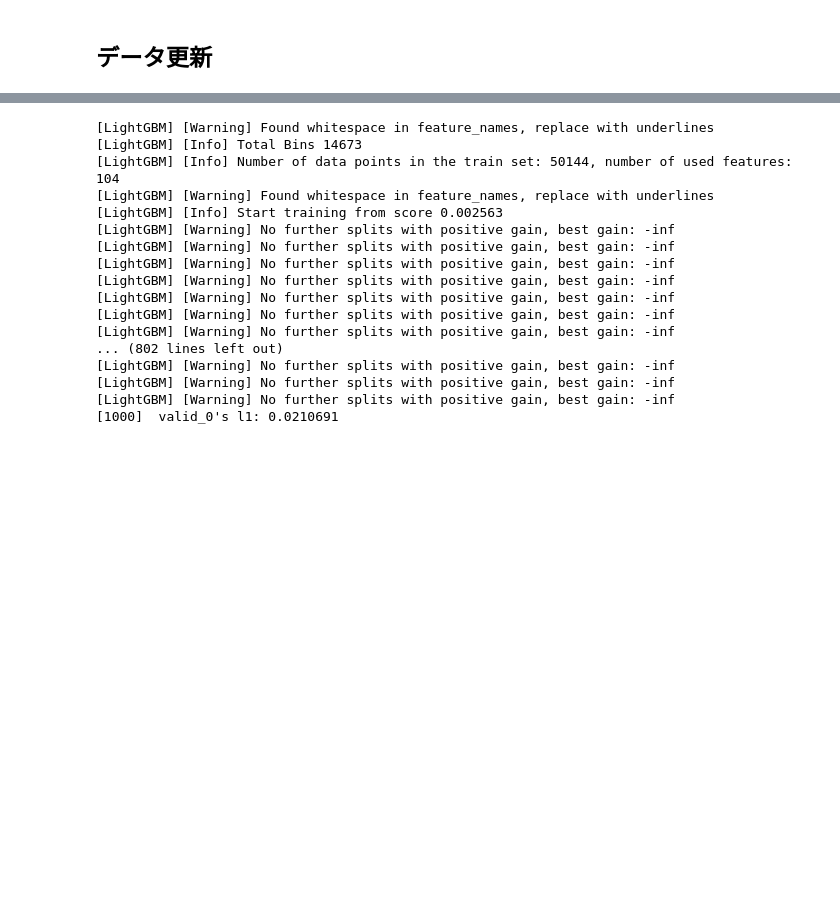
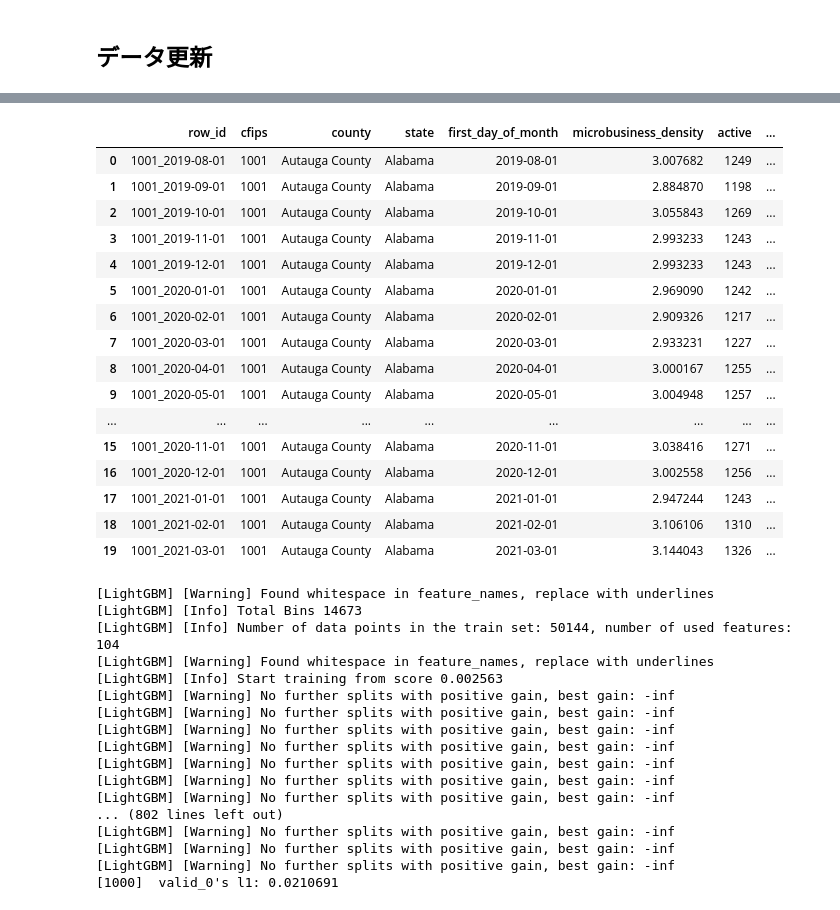
Before and after one commit to Occccn/kaggle-GoDaddy, a Jupyter notebook: notebook/feature_engineering.ipynb, the cells around one changed output, grey strips where cells are left out. Saved outputs shown, nothing was run; the diff lists cells and outputs as text; code cells hidden in the pictures; blank space fills up the shorter version.

Commit message:
add lgb-sub-pred-func

```diff
--- a/notebook/feature_engineering.ipynb
+++ b/notebook/feature_engineering.ipynb
@@ -114,6 +115,8 @@ Try using .loc[row_indexer,col_indexer] = value instead
 
 See the caveats in the documentation: https://pandas.pydata.org/pandas-docs/stable/user_guide/indexing.html#returning-a-view-versus-a-copy
   mart['shift_target'] = mart['shift_target'].fillna(0)
+# %%
+train.loc[train['row_id'].isin(mart_val['row_id']),'microbusiness_density'] = preds
 # %%
 mart_train = mart[mart['first_day_of_month'] <= pd.to_datetime('2022/6/1')]
 mart_val = mart[mart['first_day_of_month'] == pd.to_datetime('2022/7/1')]
@@ -138,8 +141,8 @@ mart_train
 mart_train = mart_train[~mart_train['cfips'].isin([48301])]
 mart_val = mart_val[~mart_val['cfips'].isin([48301])]
 
-dtrain = lgb.Dataset(mart_train.drop(columns = ['cfips','first_day_of_month','target','shift_target','microbusiness_density']), mart_train['target'])
-dvalid = lgb.Dataset(mart_val.drop(columns = ['cfips','first_day_of_month','target','shift_target','microbusiness_density']), mart_val['target'])
+dtrain = lgb.Dataset(mart_train.drop(columns = ['cfips','first_day_of_month','target','shift_target','microbusiness_density','row_id']), mart_train['target'])
+dvalid = lgb.Dataset(mart_val.drop(columns = ['cfips','first_day_of_month','target','shift_target','microbusiness_density','row_id']), mart_val['target'])
 param = {
     'objective': 'regression',
     'metric': 'mae',
@@ -159,7 +162,7 @@ param = {
 }
 
 gbm = lgb.train(param, dtrain, valid_sets=[dvalid],callbacks=[lgb.log_evaluation(100)])
-preds = gbm.predict(mart_val.drop(columns = ['cfips','first_day_of_month','target','shift_target','microbusiness_density']))
+preds = gbm.predict(mart_val.drop(columns = ['cfips','first_day_of_month','target','shift_target','microbusiness_density','row_id']))
 # %% [output]
 [LightGBM] [Warning] Found whitespace in feature_names, replace with underlines
 [LightGBM] [Info] Total Bins 14673
@@ -182,0 +207,2 @@ preds = gbm.predict(mart_val.drop(columns = ['cfips','first_day_of_month','targe
+# %%
+train.loc[mart_val.index,'microbusiness_density'] = preds
@@ -183,3 +223,23 @@ preds = gbm.predict(mart_val.drop(columns = ['cfips','first_day_of_month','targe
+# %%
+train.iloc[:20]
+# %% [output]
+|  | row_id | cfips | county | state | first_day_of_month | microbusiness_density | active | ... |
+| 0 | 1001_2019-08-01 | 1001 | Autauga County | Alabama | 2019-08-01 | 3.007682 | 1249 | ... |
+| 1 | 1001_2019-09-01 | 1001 | Autauga County | Alabama | 2019-09-01 | 2.884870 | 1198 | ... |
+| 2 | 1001_2019-10-01 | 1001 | Autauga County | Alabama | 2019-10-01 | 3.055843 | 1269 | ... |
+| 3 | 1001_2019-11-01 | 1001 | Autauga County | Alabama | 2019-11-01 | 2.993233 | 1243 | ... |
+| 4 | 1001_2019-12-01 | 1001 | Autauga County | Alabama | 2019-12-01 | 2.993233 | 1243 | ... |
+| 5 | 1001_2020-01-01 | 1001 | Autauga County | Alabama | 2020-01-01 | 2.969090 | 1242 | ... |
+| 6 | 1001_2020-02-01 | 1001 | Autauga County | Alabama | 2020-02-01 | 2.909326 | 1217 | ... |
+| 7 | 1001_2020-03-01 | 1001 | Autauga County | Alabama | 2020-03-01 | 2.933231 | 1227 | ... |
+| 8 | 1001_2020-04-01 | 1001 | Autauga County | Alabama | 2020-04-01 | 3.000167 | 1255 | ... |
+| 9 | 1001_2020-05-01 | 1001 | Autauga County | Alabama | 2020-05-01 | 3.004948 | 1257 | ... |
+| ... | ... | ... | ... | ... | ... | ... | ... | ... |
+| 15 | 1001_2020-11-01 | 1001 | Autauga County | Alabama | 2020-11-01 | 3.038416 | 1271 | ... |
+| 16 | 1001_2020-12-01 | 1001 | Autauga County | Alabama | 2020-12-01 | 3.002558 | 1256 | ... |
+| 17 | 1001_2021-01-01 | 1001 | Autauga County | Alabama | 2021-01-01 | 2.947244 | 1243 | ... |
+| 18 | 1001_2021-02-01 | 1001 | Autauga County | Alabama | 2021-02-01 | 3.106106 | 1310 | ... |
+| 19 | 1001_2021-03-01 | 1001 | Autauga County | Alabama | 2021-03-01 | 3.144043 | 1326 | ... |
 # %%
 mart_train = mart_train[~mart_train['cfips'].isin([48301])]
 mart_val = mart_val[~mart_val['cfips'].isin([48301])]
```
Also changed, not shown: parts of 17 cells of this notebook, 15 other files.
